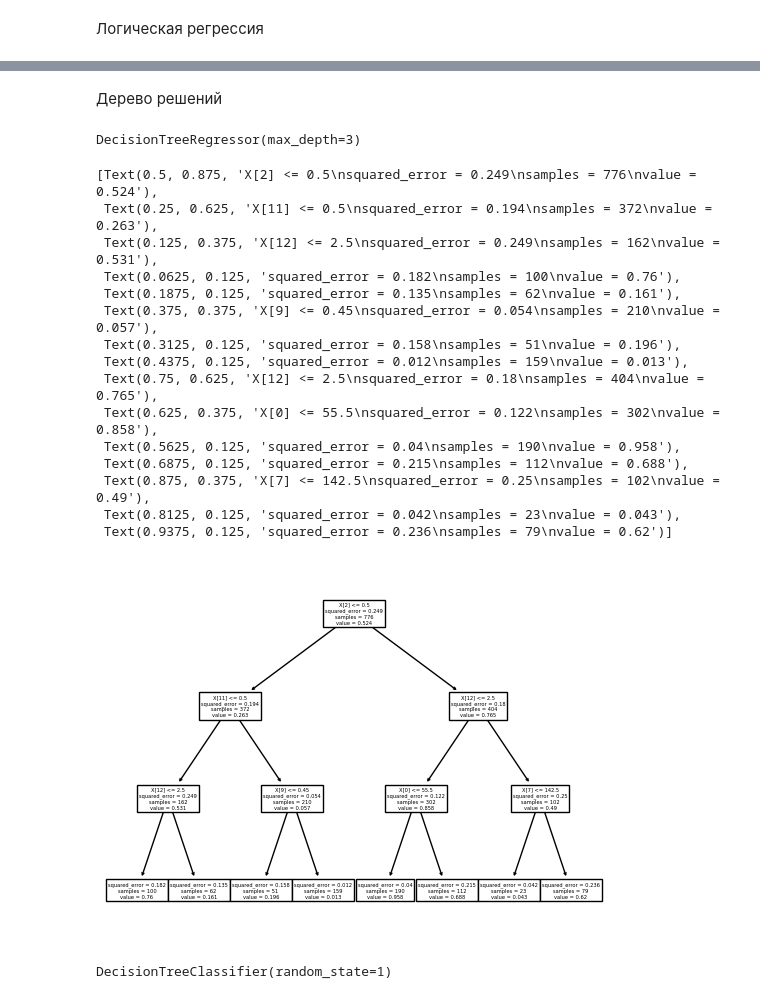
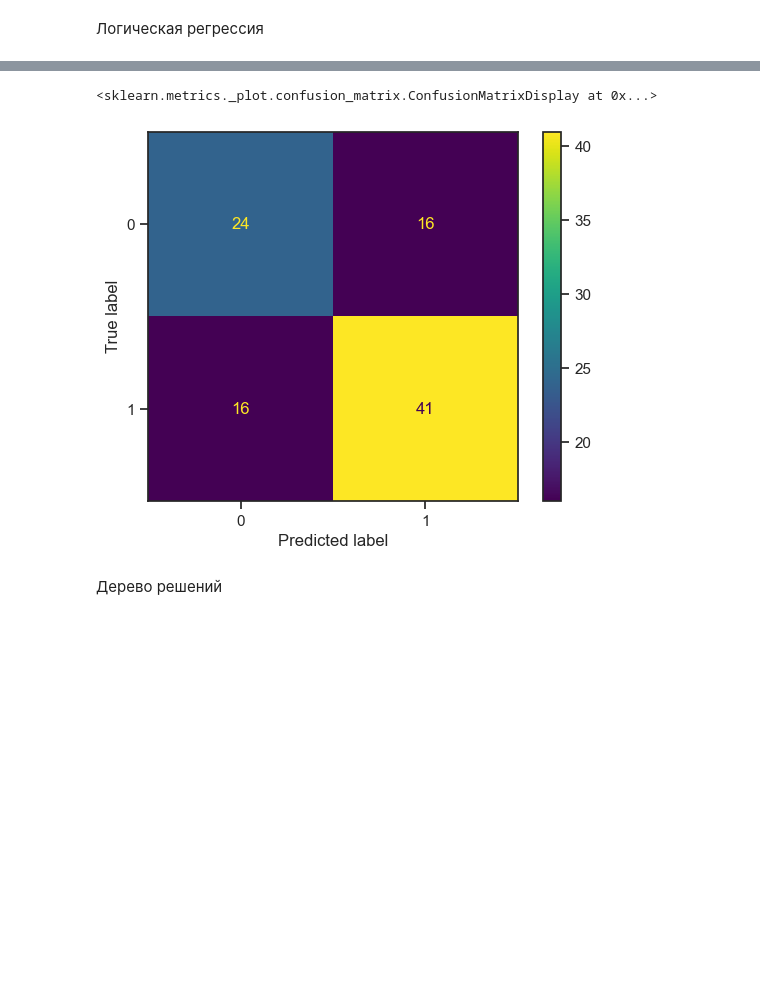
Before and after one commit to douevenfeel/machine-learning, a Jupyter notebook: lab4/index.ipynb, the cells around one changed output, grey strips where cells are left out. Cells and saved outputs as stored; diff of their text form; code cells hidden in the pictures; blank space fills up the shorter version.

```diff
--- a/lab4/index.ipynb
+++ b/lab4/index.ipynb
@@ -222,0 +254,9 @@ NuSVR(nu=0.7)
+# %%
+%%time
+svc = SVC(kernel='rbf') # 0.83, 0.84
+#svc = SVC(kernel='sigmoid') # 0.69, 0.7
+#svc = SVC(kernel='poly') # 0.83, 0.82
+svc.fit(X_train, y_train)
+y_pred_test_svc = svc.predict(X_test)
+y_pred_train_svc = svc.predict(X_train)
+print(classification_report(y_train, y_pred_train_svc), classification_report(y_test, y_pred_test_svc))
@@ -223,31 +292,11 @@ NuSVR(nu=0.7)
+# %%
+cm_svc = confusion_matrix(y_test, y_pred_test_svc, labels=svc.classes_)
+display_ = ConfusionMatrixDisplay(
+    confusion_matrix=cm_svc
+)
+display_.plot()
+# %% [output]
+<sklearn.metrics._plot.confusion_matrix.ConfusionMatrixDisplay at 0x...>
+[figure, added]
 # %% [markdown]
 Дерево решений
-# %%
-dt_none = DecisionTreeRegressor(max_depth=3)
-dt_none.fit(x_train, y_train)
-# %% [output]
-DecisionTreeRegressor(max_depth=3)
-# %%
-tree.plot_tree(dt_none)
-# %% [output]
-[Text(0.5, 0.875, 'X[2] <= 0.5\nsquared_error = 0.249\nsamples = 776\nvalue = 0.524'),
- Text(0.25, 0.625, 'X[11] <= 0.5\nsquared_error = 0.194\nsamples = 372\nvalue = 0.263'),
- Text(0.125, 0.375, 'X[12] <= 2.5\nsquared_error = 0.249\nsamples = 162\nvalue = 0.531'),
- Text(0.0625, 0.125, 'squared_error = 0.182\nsamples = 100\nvalue = 0.76'),
- Text(0.1875, 0.125, 'squared_error = 0.135\nsamples = 62\nvalue = 0.161'),
- Text(0.375, 0.375, 'X[9] <= 0.45\nsquared_error = 0.054\nsamples = 210\nvalue = 0.057'),
- Text(0.3125, 0.125, 'squared_error = 0.158\nsamples = 51\nvalue = 0.196'),
- Text(0.4375, 0.125, 'squared_error = 0.012\nsamples = 159\nvalue = 0.013'),
- Text(0.75, 0.625, 'X[12] <= 2.5\nsquared_error = 0.18\nsamples = 404\nvalue = 0.765'),
- Text(0.625, 0.375, 'X[0] <= 55.5\nsquared_error = 0.122\nsamples = 302\nvalue = 0.858'),
- Text(0.5625, 0.125, 'squared_error = 0.04\nsamples = 190\nvalue = 0.958'),
- Text(0.6875, 0.125, 'squared_error = 0.215\nsamples = 112\nvalue = 0.688'),
- Text(0.875, 0.375, 'X[7] <= 142.5\nsquared_error = 0.25\nsamples = 102\nvalue = 0.49'),
- Text(0.8125, 0.125, 'squared_error = 0.042\nsamples = 23\nvalue = 0.043'),
- Text(0.9375, 0.125, 'squared_error = 0.236\nsamples = 79\nvalue = 0.62')]
-[figure, removed]
-# %%
-clf = DecisionTreeClassifier(random_state=1)
-clf.fit(x_train, y_train)
-# %% [output]
-DecisionTreeClassifier(random_state=1)
```
Also changed, not shown: parts of 30 cells of this notebook, 1 other file.
